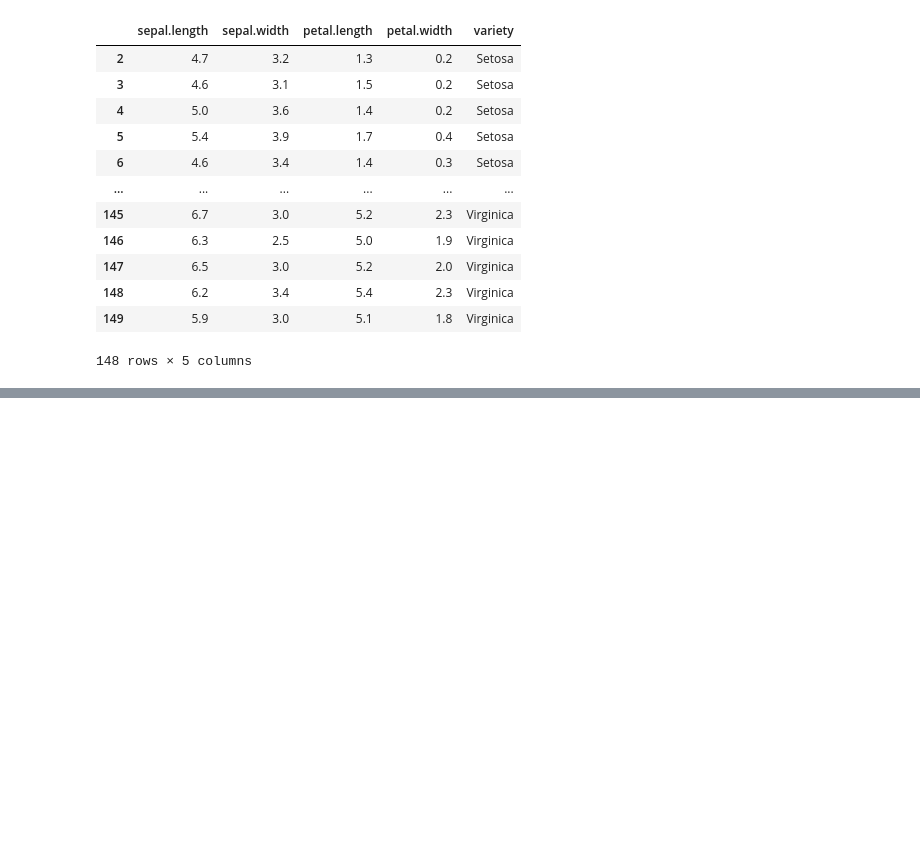
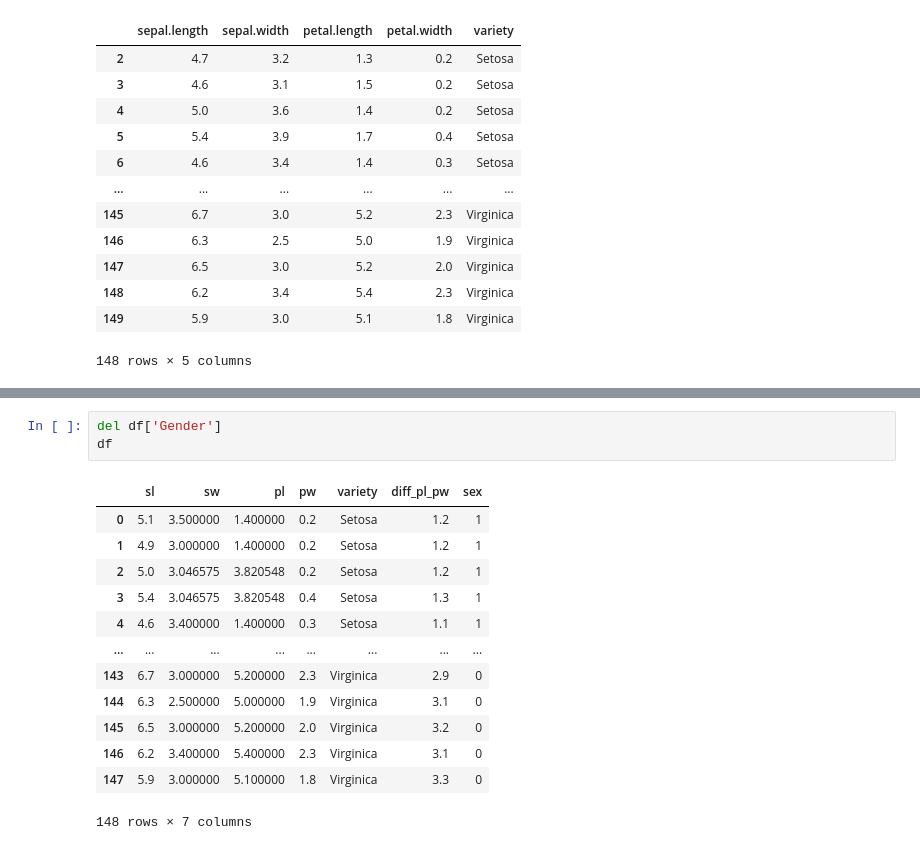
Before and after one commit to vijayraikar1999/Coding-Ninjas-Data-Science, a Jupyter notebook: 02.Pandas.ipynb, the cells around one changed output, grey strips where cells are left out. Cells and saved outputs as stored; diff of their text form; blank space fills up the shorter version.

```diff
--- a/02.Pandas.ipynb
+++ b/02.Pandas.ipynb
@@ -531,0 +941,17 @@ a
+# %%
+del df['Gender']
+df
+# %% [output]
+|  | sl | sw | pl | pw | variety | diff_pl_pw | sex |
+| 0 | 5.1 | 3.500000 | 1.400000 | 0.2 | Setosa | 1.2 | 1 |
+| 1 | 4.9 | 3.000000 | 1.400000 | 0.2 | Setosa | 1.2 | 1 |
+| 2 | 5.0 | 3.046575 | 3.820548 | 0.2 | Setosa | 1.2 | 1 |
+| 3 | 5.4 | 3.046575 | 3.820548 | 0.4 | Setosa | 1.3 | 1 |
+| 4 | 4.6 | 3.400000 | 1.400000 | 0.3 | Setosa | 1.1 | 1 |
+| ... | ... | ... | ... | ... | ... | ... | ... |
+| 143 | 6.7 | 3.000000 | 5.200000 | 2.3 | Virginica | 2.9 | 0 |
+| 144 | 6.3 | 2.500000 | 5.000000 | 1.9 | Virginica | 3.1 | 0 |
+| 145 | 6.5 | 3.000000 | 5.200000 | 2.0 | Virginica | 3.2 | 0 |
+| 146 | 6.2 | 3.400000 | 5.400000 | 2.3 | Virginica | 3.1 | 0 |
+| 147 | 5.9 | 3.000000 | 5.100000 | 1.8 | Virginica | 3.3 | 0 |
+148 rows × 7 columns
```
Also changed, not shown: parts of 47 cells of this notebook.
